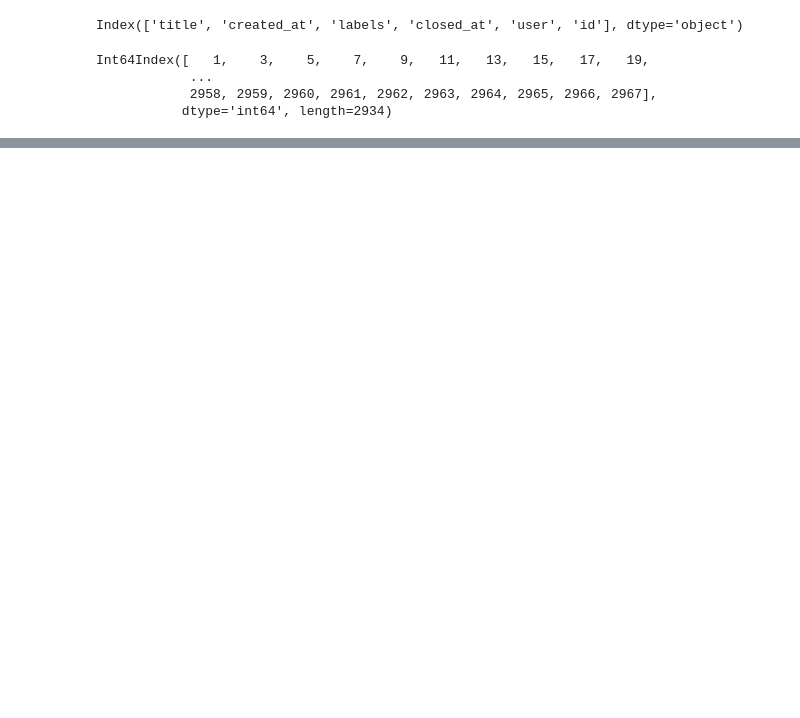
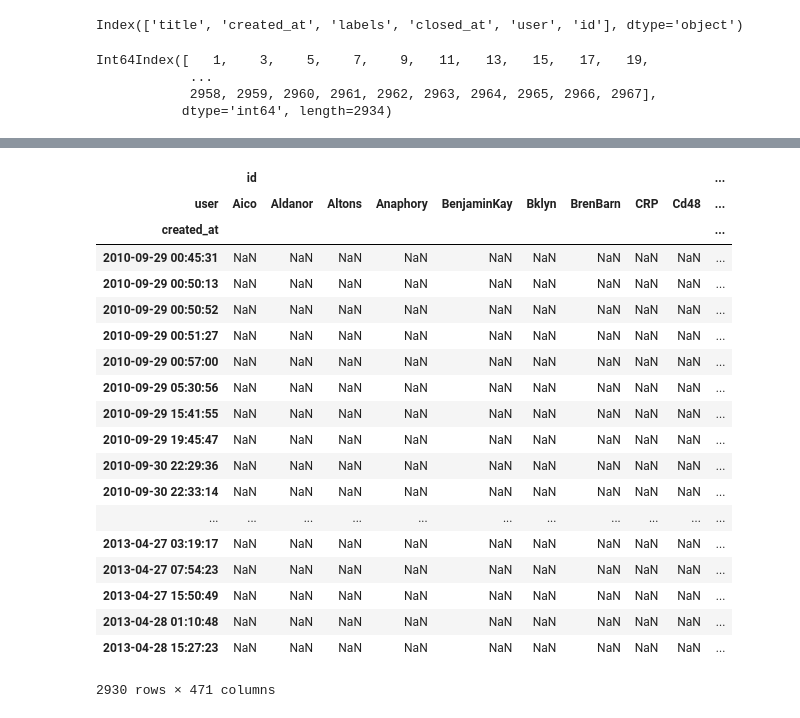
Before and after one commit to kbl4ew/Python_For_Data_Science, a Jupyter notebook: Kevin/Homework7/Homework7_Pandas.ipynb, the cells around one changed output, grey strips where cells are left out. Saved outputs shown, nothing was run; the diff lists cells and outputs as text; code cells hidden in the pictures; blank space fills up the shorter version.

```diff
--- a/Kevin/Homework7/Homework7_Pandas.ipynb
+++ b/Kevin/Homework7/Homework7_Pandas.ipynb
@@ -304,0 +240,24 @@ tmp56 = tmp5.resample('M', how='sum')
+# %%
+df4 = pd.pivot_table(df3, index = 'created_at', columns = ['user'])
+df4
+# %% [output]
+|  | id |  |  |  |  |  |  |  |  | ... |
+| user | Aico | Aldanor | Altons | Anaphory | BenjaminKay | Bklyn | BrenBarn | CRP | Cd48 | ... |
+| created_at |  |  |  |  |  |  |  |  |  | ... |
+| 2010-09-29 00:45:31 | NaN | NaN | NaN | NaN | NaN | NaN | NaN | NaN | NaN | ... |
+| 2010-09-29 00:50:13 | NaN | NaN | NaN | NaN | NaN | NaN | NaN | NaN | NaN | ... |
+| 2010-09-29 00:50:52 | NaN | NaN | NaN | NaN | NaN | NaN | NaN | NaN | NaN | ... |
+| 2010-09-29 00:51:27 | NaN | NaN | NaN | NaN | NaN | NaN | NaN | NaN | NaN | ... |
+| 2010-09-29 00:57:00 | NaN | NaN | NaN | NaN | NaN | NaN | NaN | NaN | NaN | ... |
+| 2010-09-29 05:30:56 | NaN | NaN | NaN | NaN | NaN | NaN | NaN | NaN | NaN | ... |
+| 2010-09-29 15:41:55 | NaN | NaN | NaN | NaN | NaN | NaN | NaN | NaN | NaN | ... |
+| 2010-09-29 19:45:47 | NaN | NaN | NaN | NaN | NaN | NaN | NaN | NaN | NaN | ... |
+| 2010-09-30 22:29:36 | NaN | NaN | NaN | NaN | NaN | NaN | NaN | NaN | NaN | ... |
+| 2010-09-30 22:33:14 | NaN | NaN | NaN | NaN | NaN | NaN | NaN | NaN | NaN | ... |
+| ... | ... | ... | ... | ... | ... | ... | ... | ... | ... | ... |
+| 2013-04-27 03:19:17 | NaN | NaN | NaN | NaN | NaN | NaN | NaN | NaN | NaN | ... |
+| 2013-04-27 07:54:23 | NaN | NaN | NaN | NaN | NaN | NaN | NaN | NaN | NaN | ... |
+| 2013-04-27 15:50:49 | NaN | NaN | NaN | NaN | NaN | NaN | NaN | NaN | NaN | ... |
+| 2013-04-28 01:10:48 | NaN | NaN | NaN | NaN | NaN | NaN | NaN | NaN | NaN | ... |
+| 2013-04-28 15:27:23 | NaN | NaN | NaN | NaN | NaN | NaN | NaN | NaN | NaN | ... |
+2930 rows × 471 columns
```
Also changed, not shown: parts of 58 cells of this notebook, 1 other file.
